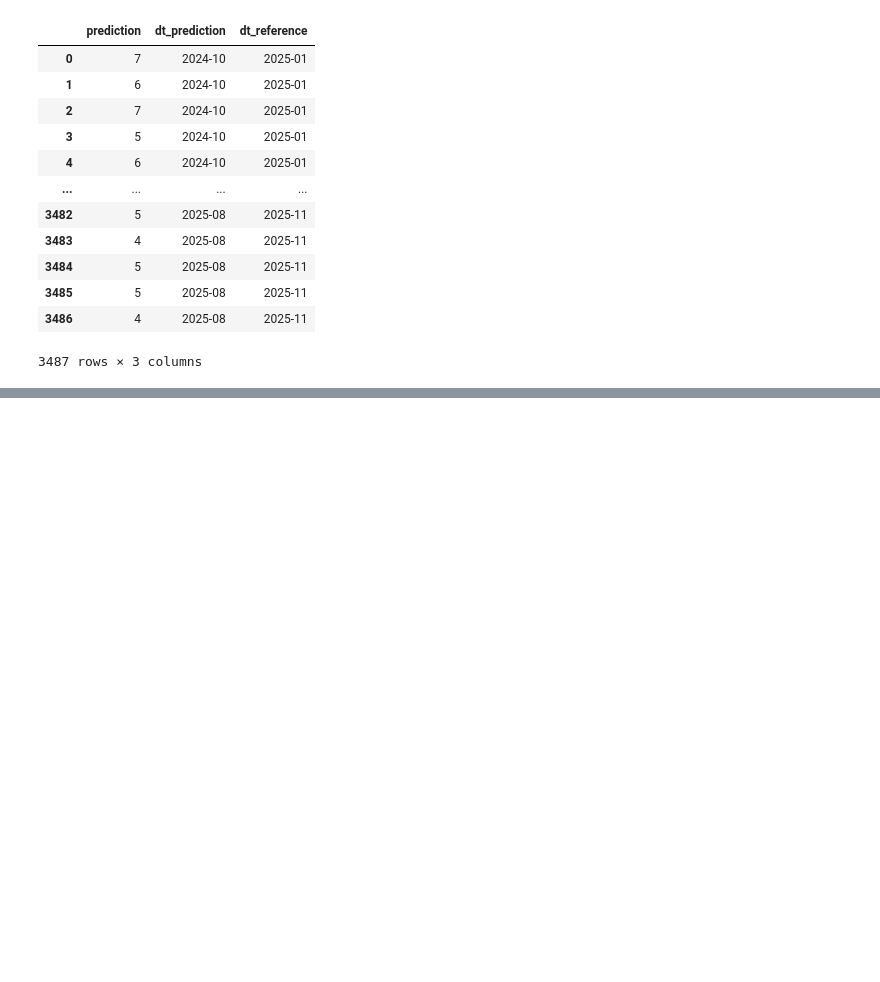
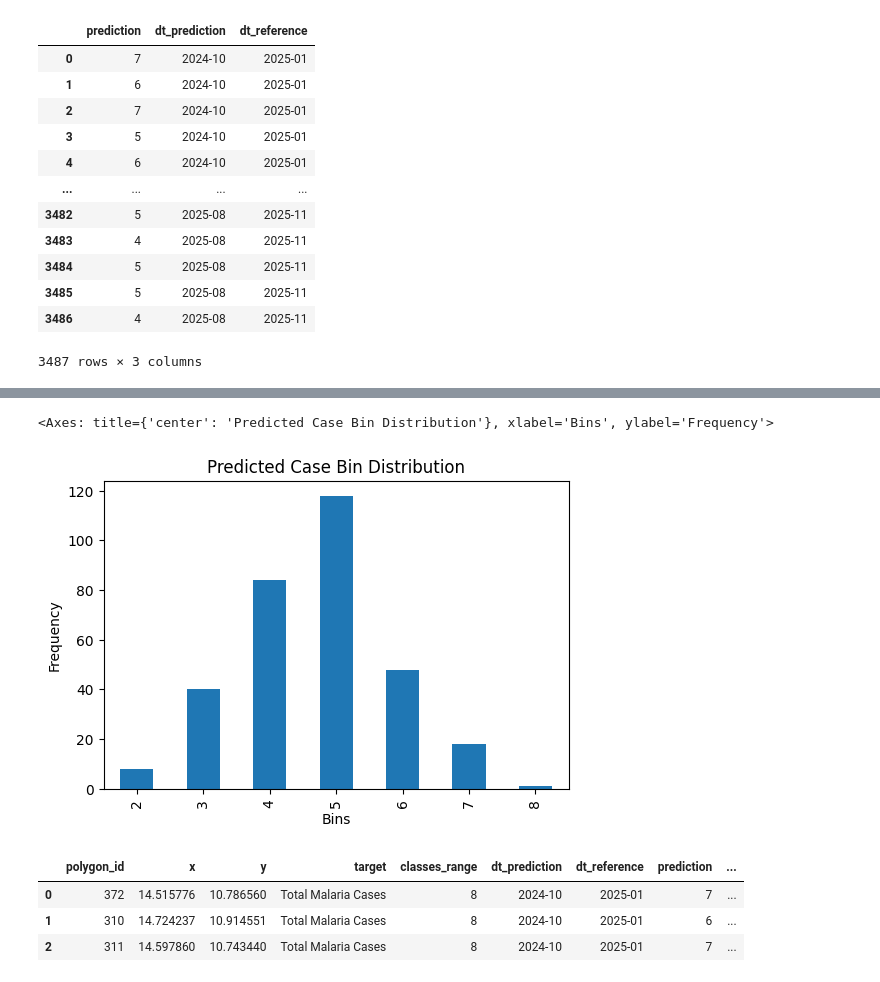
Before and after one commit to dsainidis/MBD-Prediction, a Jupyter notebook: NUTS3 Level/Cameroon/notebooks/ExtNord/modeling/21_CM_ExtNord_Inference.ipynb, the cells around one changed output, grey strips where cells are left out. Saved outputs shown, nothing was run; the diff lists cells and outputs as text; code cells hidden in the pictures; blank space fills up the shorter version.

```diff
--- a/NUTS3 Level/Cameroon/notebooks/ExtNord/modeling/21_CM_ExtNord_Inference.ipynb
+++ b/NUTS3 Level/Cameroon/notebooks/ExtNord/modeling/21_CM_ExtNord_Inference.ipynb
@@ -166,0 +195,9 @@ results_df.prediction.value_counts().sort_index().plot(kind='bar',
+# %%
+test_results_to_send.prediction.value_counts().sort_index().plot(kind='bar',
+                                                              figsize=(6, 4),
+                                                              title='Predicted Case Bin Distribution',
+                                                              xlabel='Bins',
+                                                              ylabel='Frequency')
+# %% [output]
+<Axes: title={'center': 'Predicted Case Bin Distribution'}, xlabel='Bins', ylabel='Frequency'>
+[figure, added]
@@ -166,0 +217,7 @@ results_df.prediction.value_counts().sort_index().plot(kind='bar',
+# %%
+results_shapefile.head(3)
+# %% [output]
+|  | polygon_id | x | y | target | classes_range | dt_prediction | dt_reference | prediction | ... |
+| 0 | 372 | 14.515776 | 10.786560 | Total Malaria Cases | 8 | 2024-10 | 2025-01 | 7 | ... |
+| 1 | 310 | 14.724237 | 10.914551 | Total Malaria Cases | 8 | 2024-10 | 2025-01 | 6 | ... |
+| 2 | 311 | 14.597860 | 10.743440 | Total Malaria Cases | 8 | 2024-10 | 2025-01 | 7 | ... |
```
Also changed, not shown: parts of 17 cells of this notebook, 25 other files.
